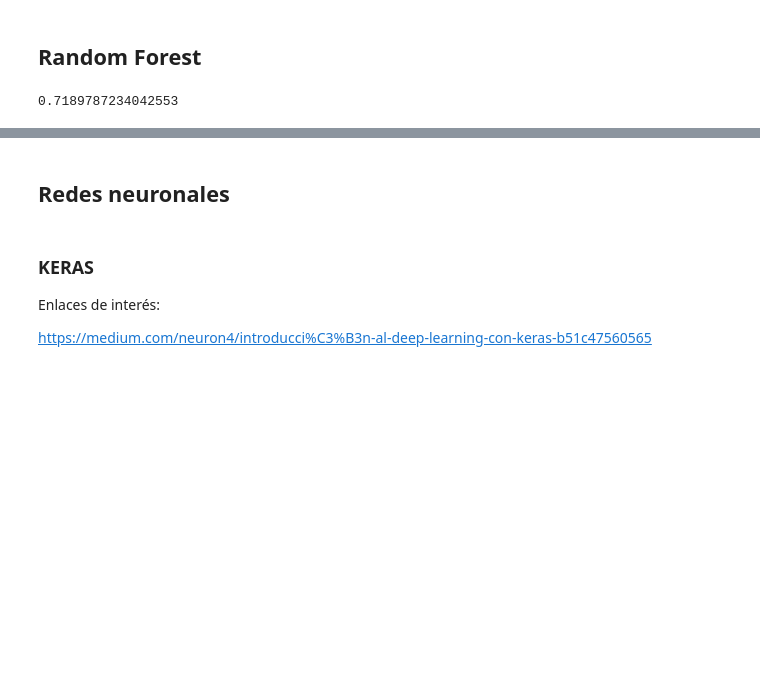
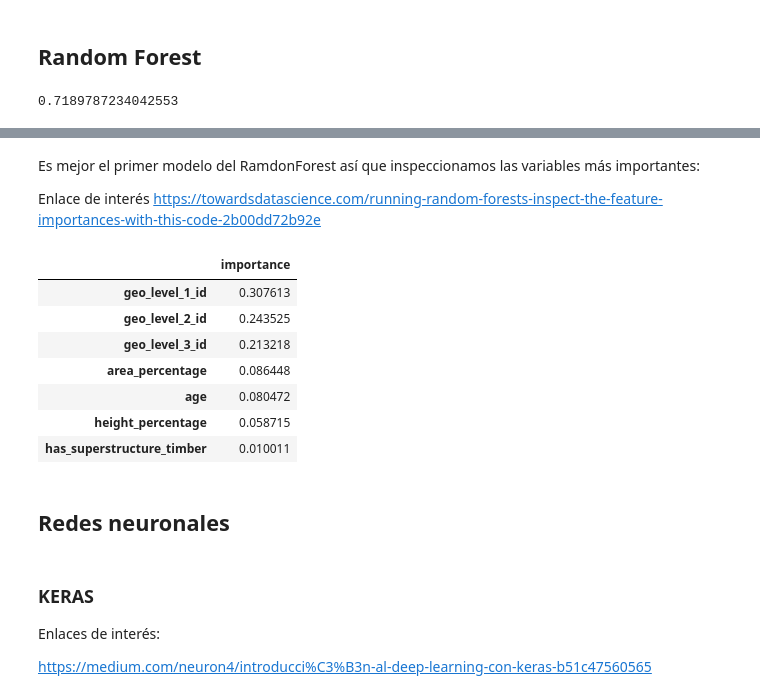
Before and after one commit to Thabby07/richter-predictor, a Jupyter notebook: TFM_Entrenamiento_Modelo.ipynb, the cells around one changed output, grey strips where cells are left out. Saved outputs shown, nothing was run; the diff lists cells and outputs as text; code cells hidden in the pictures; blank space fills up the shorter version.

```diff
--- a/TFM_Entrenamiento_Modelo.ipynb
+++ b/TFM_Entrenamiento_Modelo.ipynb
@@ -88,0 +76,15 @@ array([0.99998336, 0.99971965])
+# %%
+param_dist = {#"n_estimators": [150], # Number of trees in random forest, tested previously
+              "max_features": ['sqrt'], # Number of features to consider at every split
+              "max_depth": [4,8,16], # Maximum number of levels in tree
+              "min_samples_split": [20], #  Minimum number of samples required to split a node
+              "min_samples_leaf": [5,10,15,25,30], # Minimum number of samples required at each leaf node
+              "bootstrap": [True, False] # Method of selecting samples for training each tree
+              #"criterion": ["mae"]
+            }
+n_iter_search = 20
+# constructor
+RF_classifier =  RandomForestClassifier(n_estimators=150, min_samples_split=20,
+                                       max_features='sqrt',random_state=0)
+
+param_dist
@@ -88,0 +97,7 @@ array([0.99998336, 0.99971965])
+# %%
+RF_classifier_randomized = RandomizedSearchCV(estimator=RF_classifier, param_distributions=param_dist,
+                                   n_iter=n_iter_search, cv=10)
+#RF_classifier_grid = GridSearchCV(estimator=RF_classifier, param_grid=param_dist, cv=5)
+
+# Fit the random search model
+RF_classifier_randomized.fit(X = X_train, y = y_train)
@@ -89,3 +122,3 @@ array([0.99998336, 0.99971965])
 # %%
-LAT_classifier.fit(X_train, y_train)
-LAT_pred = LAT_classifier.predict(X_test)
+RF_classifier_randomized.fit(X_train, y_train)
+RF_pred_rd = RF_classifier_randomized.predict(X_test)
@@ -164,3 +180,22 @@ output.to_csv(path_or_buf=path, index=False)
+# %% [markdown]
+Es mejor el primer modelo del RamdonForest así que inspeccionamos las variables más importantes:
+
+Enlace de interés https://towardsdatascience.com/running-random-forests-inspect-the-feature-importances-with-this-code-2b00dd72b92e
+# %%
+feature_importances = pd.DataFrame(RF_classifier.feature_importances_,
+                                   index = X_train.columns,
+                                    columns=['importance']).sort_values('importance',                                                                 ascending=False)
+# %%
+feature_importances[feature_importances['importance'] > 0.0]
+# %% [output]
+|  | importance |
+| geo_level_1_id | 0.307613 |
+| geo_level_2_id | 0.243525 |
+| geo_level_3_id | 0.213218 |
+| area_percentage | 0.086448 |
+| age | 0.080472 |
+| height_percentage | 0.058715 |
+| has_superstructure_timber | 0.010011 |
 # %% [markdown]
 ## Redes neuronales
 # %% [markdown]
```
Also changed, not shown: parts of 28 cells of this notebook.
